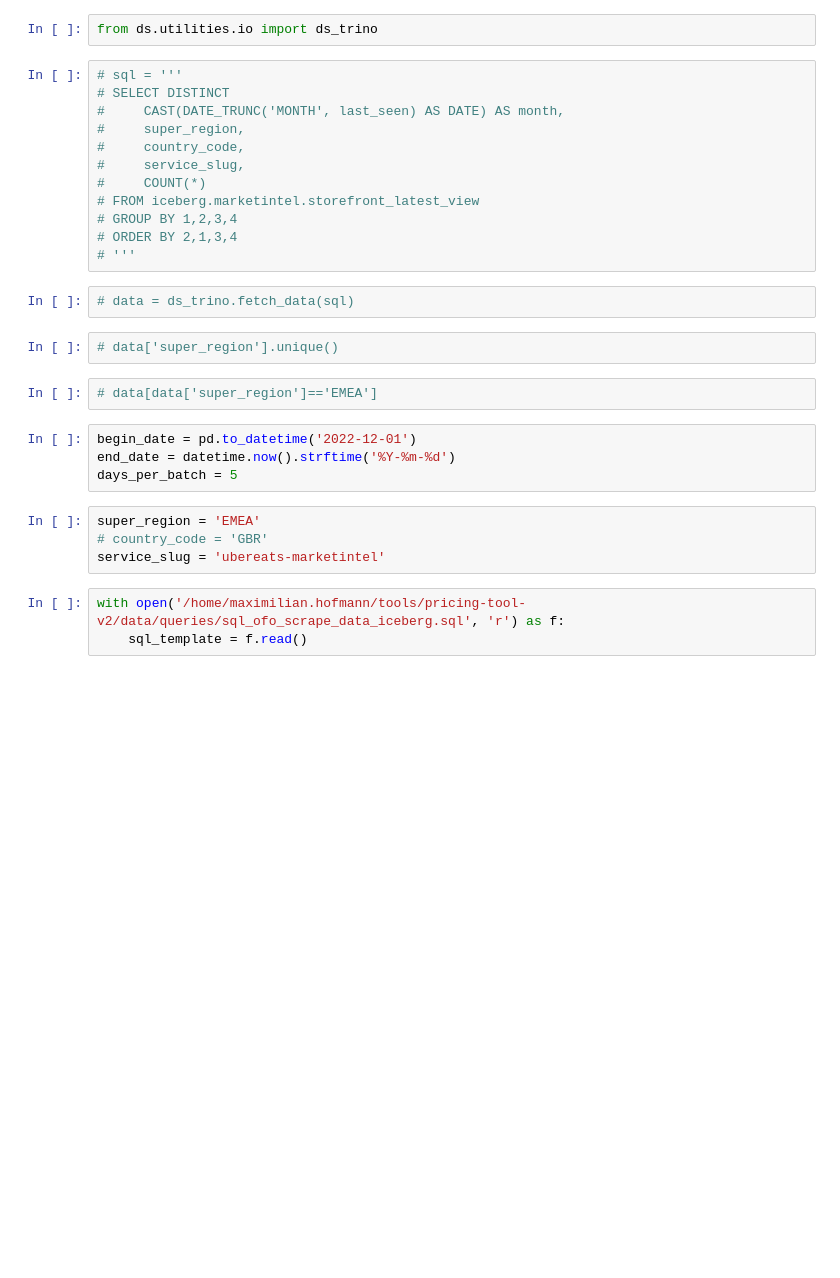
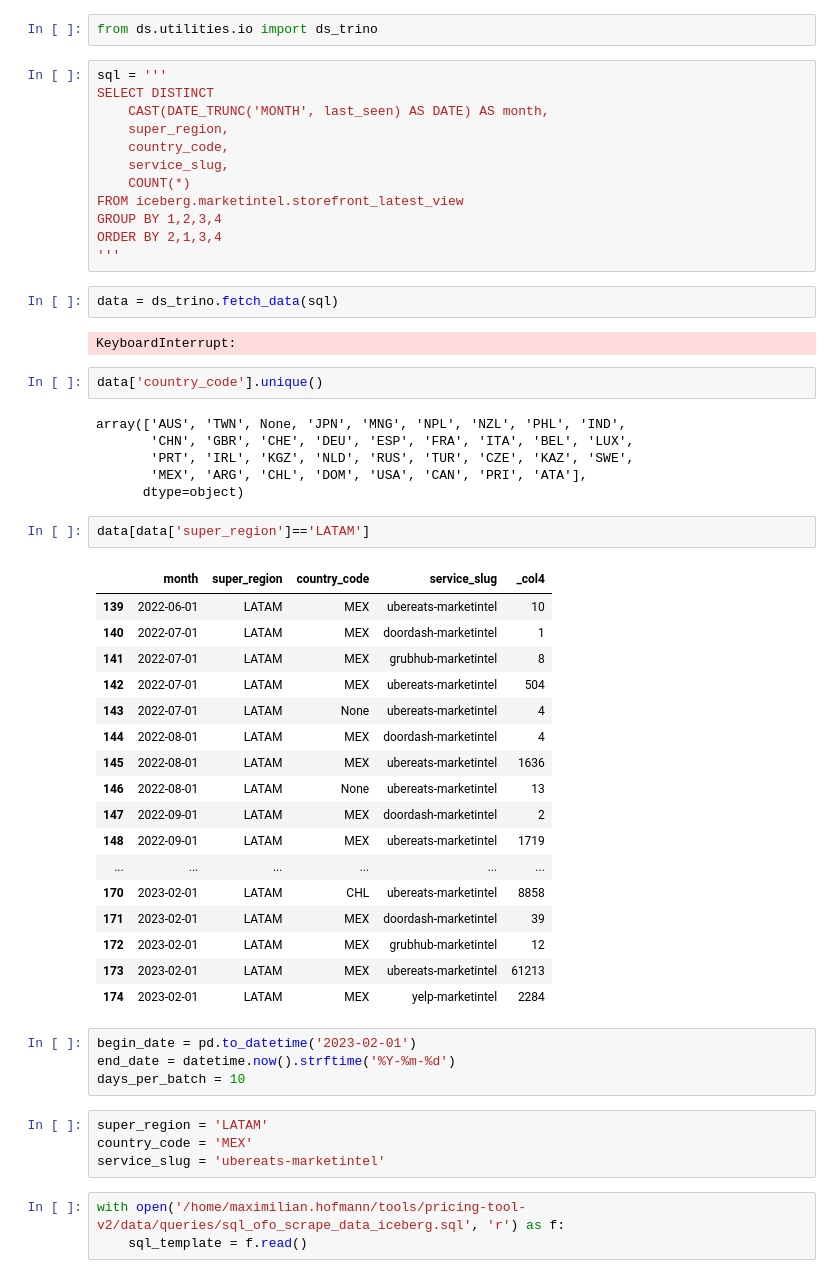
Before and after one commit to ckmaxhof/pricing-tool-v2, a Jupyter notebook: data/get_ofo_scrape_data_iceberg.ipynb, the cells around one changed output. Drawn from its saved outputs; the diff is of its cells as text; blank space fills up the shorter version.

```diff
--- a/data/get_ofo_scrape_data_iceberg.ipynb
+++ b/data/get_ofo_scrape_data_iceberg.ipynb
@@ -27,30 +19,56 @@ reload(fu)
 # %%
 from ds.utilities.io import ds_trino
 # %%
-# sql = '''
-# SELECT DISTINCT
-#     CAST(DATE_TRUNC('MONTH', last_seen) AS DATE) AS month,
-#     super_region,
-#     country_code,
-#     service_slug,
-#     COUNT(*)
-# FROM iceberg.marketintel.storefront_latest_view
-# GROUP BY 1,2,3,4
-# ORDER BY 2,1,3,4
-# '''
+sql = '''
+SELECT DISTINCT
+    CAST(DATE_TRUNC('MONTH', last_seen) AS DATE) AS month,
+    super_region,
+    country_code,
+    service_slug,
+    COUNT(*)
+FROM iceberg.marketintel.storefront_latest_view
+GROUP BY 1,2,3,4
+ORDER BY 2,1,3,4
+'''
 # %%
-# data = ds_trino.fetch_data(sql)
+data = ds_trino.fetch_data(sql)
+# %% [output]
+KeyboardInterrupt:
 # %%
-# data['super_region'].unique()
+data['country_code'].unique()
+# %% [output]
+array(['AUS', 'TWN', None, 'JPN', 'MNG', 'NPL', 'NZL', 'PHL', 'IND',
+       'CHN', 'GBR', 'CHE', 'DEU', 'ESP', 'FRA', 'ITA', 'BEL', 'LUX',
+       'PRT', 'IRL', 'KGZ', 'NLD', 'RUS', 'TUR', 'CZE', 'KAZ', 'SWE',
+       'MEX', 'ARG', 'CHL', 'DOM', 'USA', 'CAN', 'PRI', 'ATA'],
+      dtype=object)
 # %%
-# data[data['super_region']=='EMEA']
+data[data['super_region']=='LATAM']
+# %% [output]
+|  | month | super_region | country_code | service_slug | _col4 |
+| 139 | 2022-06-01 | LATAM | MEX | ubereats-marketintel | 10 |
+| 140 | 2022-07-01 | LATAM | MEX | doordash-marketintel | 1 |
+| 141 | 2022-07-01 | LATAM | MEX | grubhub-marketintel | 8 |
+| 142 | 2022-07-01 | LATAM | MEX | ubereats-marketintel | 504 |
+| 143 | 2022-07-01 | LATAM | None | ubereats-marketintel | 4 |
+| 144 | 2022-08-01 | LATAM | MEX | doordash-marketintel | 4 |
+| 145 | 2022-08-01 | LATAM | MEX | ubereats-marketintel | 1636 |
+| 146 | 2022-08-01 | LATAM | None | ubereats-marketintel | 13 |
+| 147 | 2022-09-01 | LATAM | MEX | doordash-marketintel | 2 |
+| 148 | 2022-09-01 | LATAM | MEX | ubereats-marketintel | 1719 |
+| ... | ... | ... | ... | ... | ... |
+| 170 | 2023-02-01 | LATAM | CHL | ubereats-marketintel | 8858 |
+| 171 | 2023-02-01 | LATAM | MEX | doordash-marketintel | 39 |
+| 172 | 2023-02-01 | LATAM | MEX | grubhub-marketintel | 12 |
+| 173 | 2023-02-01 | LATAM | MEX | ubereats-marketintel | 61213 |
+| 174 | 2023-02-01 | LATAM | MEX | yelp-marketintel | 2284 |
 # %%
-begin_date = pd.to_datetime('2022-12-01')
+begin_date = pd.to_datetime('2023-02-01')
 end_date = datetime.now().strftime('%Y-%m-%d')
-days_per_batch = 5
+days_per_batch = 10
 # %%
-super_region = 'EMEA'
-# country_code = 'GBR'
+super_region = 'LATAM'
+country_code = 'MEX'
 service_slug = 'ubereats-marketintel'
 # %%
 with open('/home/maximilian.hofmann/tools/pricing-tool-v2/data/queries/sql_ofo_scrape_data_iceberg.sql', 'r') as f:
```
Also changed, not shown: parts of 5 cells of this notebook, 8 other files.
